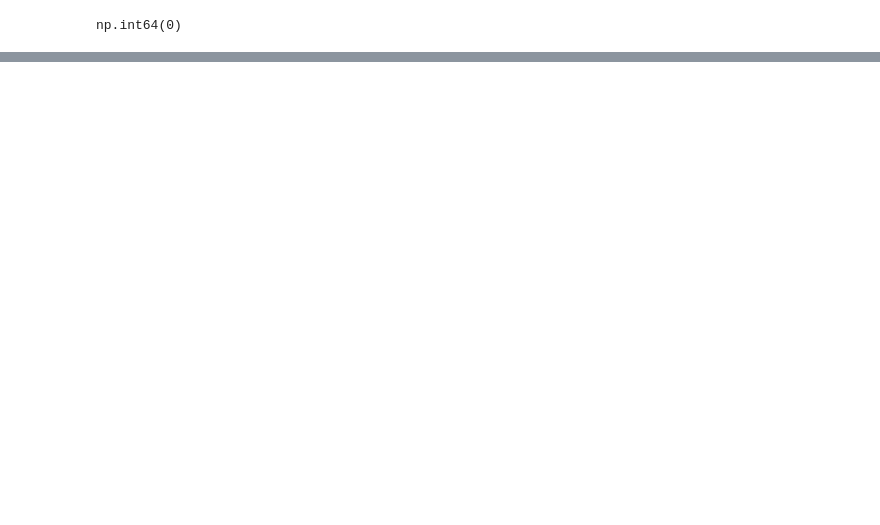
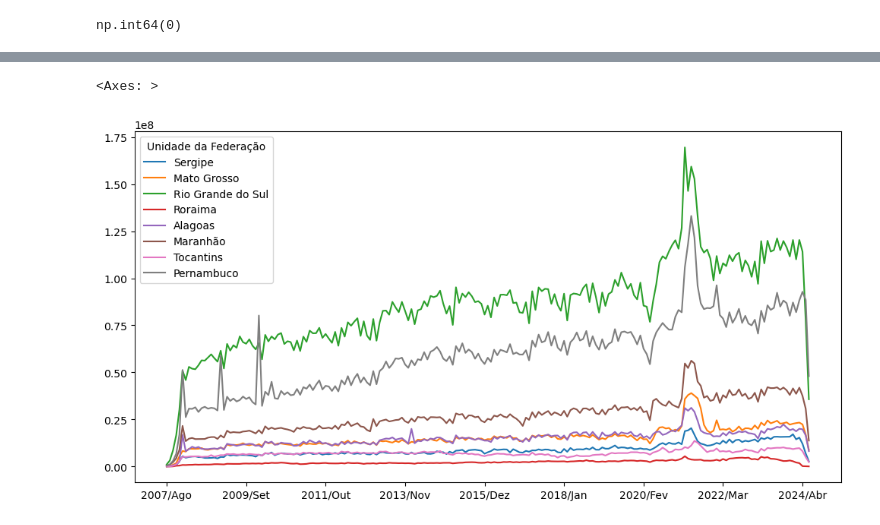
Before and after one commit to janainacazuza/Data-Analytics-FIAP-Pos-Thech, a Jupyter notebook: fase_01/notebooks/exploration/02_aih_atend.ipynb, the cells around one changed output, grey strips where cells are left out. Drawn from its saved outputs; the diff is of its cells as text; code cells hidden in the pictures; blank space fills up the shorter version.

```diff
--- a/fase_01/notebooks/exploration/02_aih_atend.ipynb
+++ b/fase_01/notebooks/exploration/02_aih_atend.ipynb
@@ -155,0 +312,3 @@ np.int64(0)
+# %%
+df_atendimento_clean['Total'] = df_atendimento_clean.sum(axis=1)
+df_atendimento_clean.head()
@@ -155,0 +328,4 @@ np.int64(0)
+# %%
+#Ordenando os valores pela coluna 'Total'
+df_atendimento_clean = df_atendimento_clean.sort_values('Total', ascending=False)
+df_atendimento_clean
@@ -155,0 +354,24 @@ np.int64(0)
+# %%
+#criando listas com os nomes dos estados por região
+norte = ['Rondônia', 'Acre', 'Amazonas', 'Roraima', 'Pará', 'Amapá', 'Tocantins']
+nordeste = ['Maranhão', 'Piauí', 'Ceará', 'Rio Grande do Norte', 'Paraíba', 'Pernambuco', 'Alagoas', 'Sergipe', 'Bahia']
+sudeste = ['Minas Gerais', 'Espírito Santo', 'Rio de Janeiro', 'São Paulo']
+sul = ['Paraná', 'Santa Catarina', 'Rio Grande do Sul']
+centro_oeste = ['Mato Grosso do Sul', 'Mato Grosso', 'Goiás', 'Distrito Federal']
+
+#criando a coluna 'Região' no dataframe
+df_atendimento_clean['Região'] = 'NaN'
+
+#atribuindo os valores de região de acordo com a lista de estados
+for estado in norte:
+    df_atendimento_clean.loc[estado, 'Região'] = 'Norte'
+for estado in nordeste:
+    df_atendimento_clean.loc[estado, 'Região'] = 'Nordeste'
+for estado in sudeste:
+    df_atendimento_clean.loc[estado, 'Região'] = 'Sudeste'
+for estado in sul:
+    df_atendimento_clean.loc[estado, 'Região'] = 'Sul'
+for estado in centro_oeste:
+    df_atendimento_clean.loc[estado, 'Região'] = 'Centro-Oeste'
+
+df_atendimento_clean
@@ -155,0 +400,5 @@ np.int64(0)
+# %%
+#Adicionando o estado de 'Pernambuco' uma amostagem aleatória de 7 estados
+estados = df_atendimento_clean.sample(n=7).index.to_list()
+estados.append('Pernambuco')
+estados
@@ -155,0 +429,6 @@ np.int64(0)
+# %%
+amostra_plot = df_atendimento_clean.loc[estados].drop(['Total', 'Região'], axis=1)
+amostra_plot.T.plot(figsize=(12,6))
+# %% [output]
+<Axes: >
+[figure, added]
```
Also changed, not shown: parts of 57 cells of this notebook, 4 other files.
